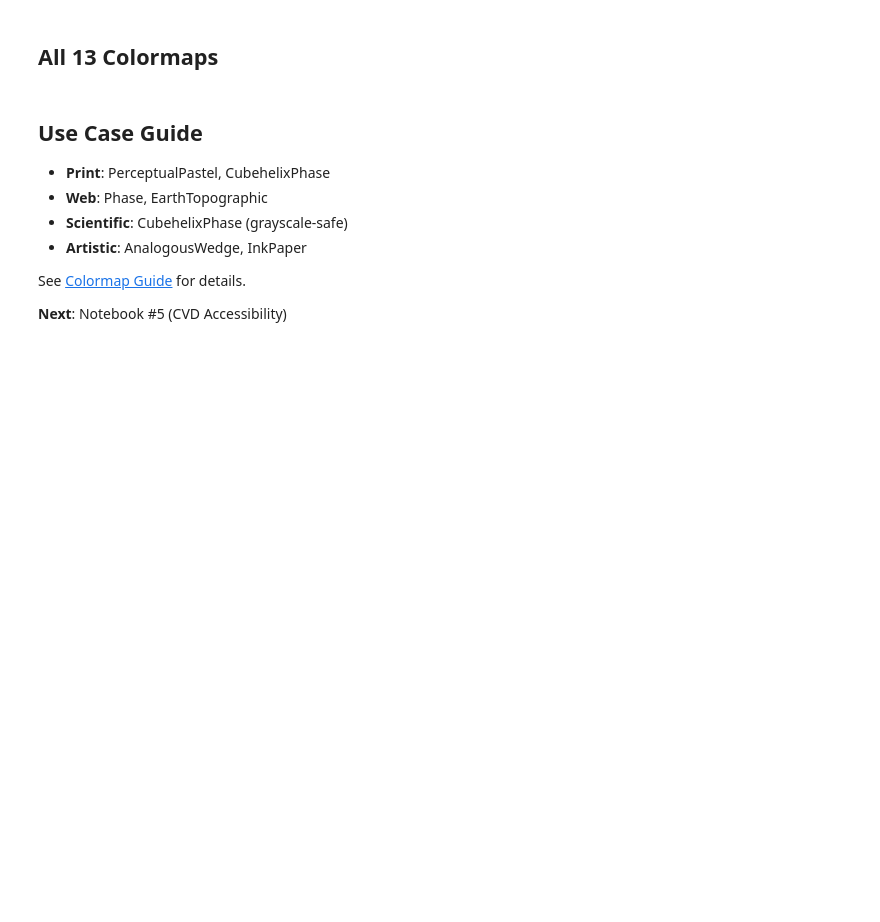
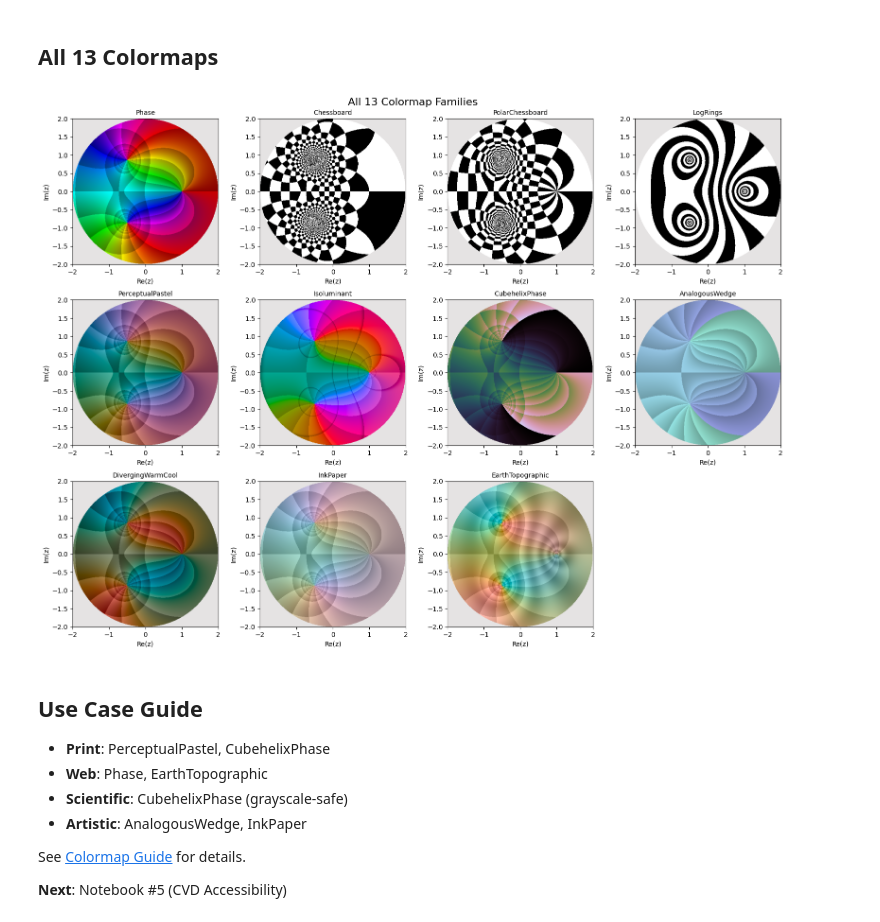
Before and after one commit to kuvychko/complexplorer, a Jupyter notebook: examples/notebooks/04_colormaps_comprehensive.ipynb, the cells around one changed output. Drawn from its saved outputs; the diff is of its cells as text; code cells hidden in the pictures; blank space fills up the shorter version.

```diff
--- a/examples/notebooks/04_colormaps_comprehensive.ipynb
+++ b/examples/notebooks/04_colormaps_comprehensive.ipynb
@@ -18,30 +18,32 @@ domain = cp.Disk(radius=2)
 # %%
 colormaps = [
     ('Phase', cp.Phase(phase_sectors=6, auto_scale_r=True)),
     ('Chessboard', cp.Chessboard(spacing=0.3)),
     ('PolarChessboard', cp.PolarChessboard(phase_sectors=8, spacing=0.3)),
     ('LogRings', cp.LogRings(log_spacing=0.3)),
     ('PerceptualPastel', cp.PerceptualPastel(phase_sectors=6, auto_scale_r=True)),
-    ('Isoluminant', cp.Isoluminant(L=0.6, C=0.15)),
+    ('Isoluminant', cp.Isoluminant(L=0.6, C_min=0.2, C_max=0.5,phase_sectors=6)),
     ('CubehelixPhase', cp.CubehelixPhase(phase_sectors=6, auto_scale_r=True)),
-    ('AnalogousWedge', cp.AnalogousWedge(H_center=0.55, H_wedge=0.2)),
+    ('AnalogousWedge', cp.AnalogousWedge(H_center=0.55, H_wedge=0.2, phase_sectors=6)),
     ('DivergingWarmCool', cp.DivergingWarmCool(phase_sectors=6, auto_scale_r=True)),
-    ('InkPaper', cp.InkPaper(phase_strength=0.05)),
+    ('InkPaper', cp.InkPaper(phase_sectors=6, auto_scale_r=True)),
     ('EarthTopographic', cp.EarthTopographic(phase_sectors=6, auto_scale_r=True)),
     ('FourQuadrant', cp.FourQuadrant(phase_sectors=6, auto_scale_r=True)),
 ]
 
 fig, axes = plt.subplots(3, 4, figsize=(16, 12))
 axes = axes.flatten()
 
 for idx, (name, cmap) in enumerate(colormaps):
     cp.plot(domain, f, cmap=cmap, ax=axes[idx], resolution=400)
     axes[idx].set_title(name, fontsize=10)
 
 axes[-1].set_visible(False)
 fig.suptitle("All 13 Colormap Families", fontsize=16)
 plt.tight_layout()
 plt.show()
+# %% [output]
+[figure, added]
 # %% [markdown]
 ## Use Case Guide
 
```
Also changed, not shown: 1 other file.
